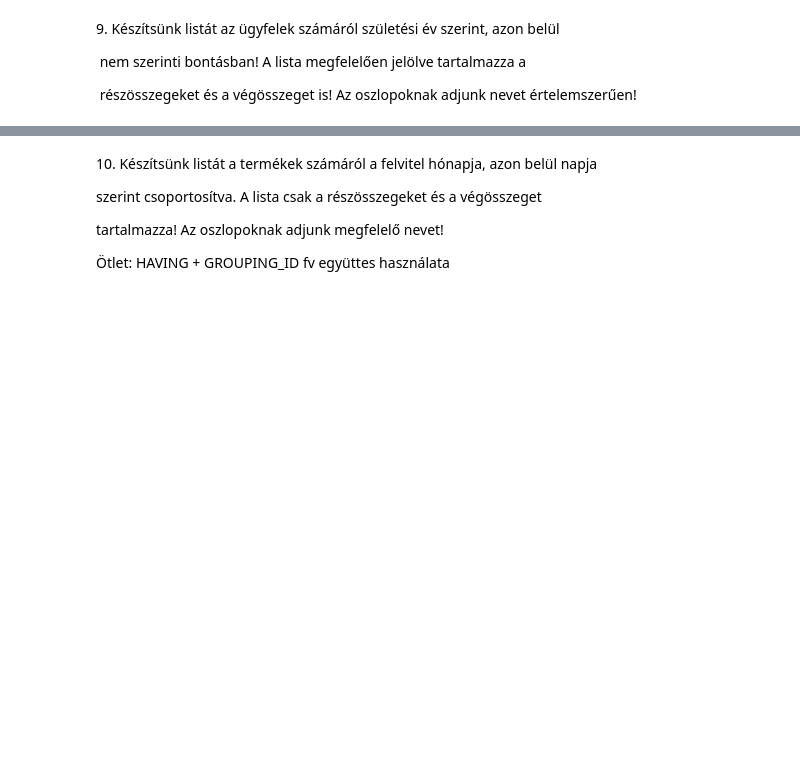
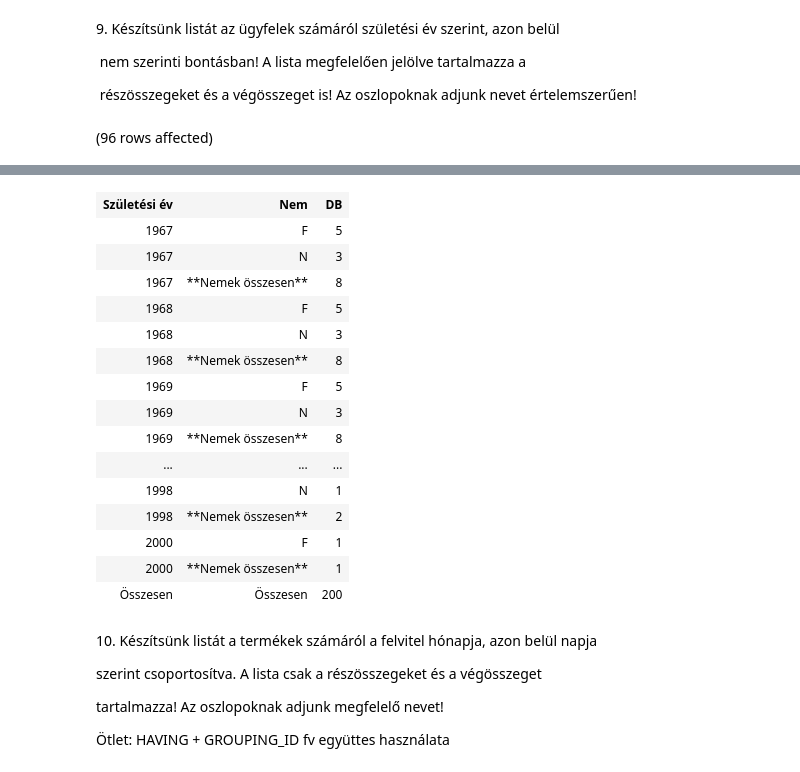
Before and after one commit to ngyrami/azuredatastudio, a Jupyter notebook: gyak01.ipynb, the cells around one changed output, grey strips where cells are left out. Saved outputs shown, nothing was run; the diff lists cells and outputs as text; code cells hidden in the pictures; blank space fills up the shorter version.

```diff
--- a/gyak01.ipynb
+++ b/gyak01.ipynb
@@ -232,3 +234,16 @@ Total execution time: 00:00:00.056
  nem szerinti bontásban! A lista megfelelően jelölve tartalmazza a
 
  részösszegeket és a végösszeget is! Az oszlopoknak adjunk nevet értelemszerűen!
+# %%
+SELECT IIF(GROUPING(SZULEV)=1, 'Összesen',CAST(SZULEV AS nvarchar(4)))
+       AS 'Születési év',
+       CASE GROUPING_ID(SZULEV, NEM)
+	        WHEN 0 THEN NEM
+			WHEN 1 THEN '**Nemek összesen**'
+			WHEN 3 THEN 'Összesen'
+       END AS 'Nem',
+	   COUNT(*) AS 'DB'
+FROM Ugyfel
+GROUP BY ROLLUP(SZULEV, NEM)
+# %% [output]
+(96 rows affected)
@@ -235,3 +251,19 @@ Total execution time: 00:00:00.056
+| Születési év | Nem | DB |
+| 1967 | F | 5 |
+| 1967 | N | 3 |
+| 1967 | **Nemek összesen** | 8 |
+| 1968 | F | 5 |
+| 1968 | N | 3 |
+| 1968 | **Nemek összesen** | 8 |
+| 1969 | F | 5 |
+| 1969 | N | 3 |
+| 1969 | **Nemek összesen** | 8 |
+| ... | ... | ... |
+| 1998 | N | 1 |
+| 1998 | **Nemek összesen** | 2 |
+| 2000 | F | 1 |
+| 2000 | **Nemek összesen** | 1 |
+| Összesen | Összesen | 200 |
 # %% [markdown]
 10\. Készítsünk listát a termékek számáról a felvitel hónapja, azon belül napja
 
```
Also changed, not shown: parts of 7 cells of this notebook.
